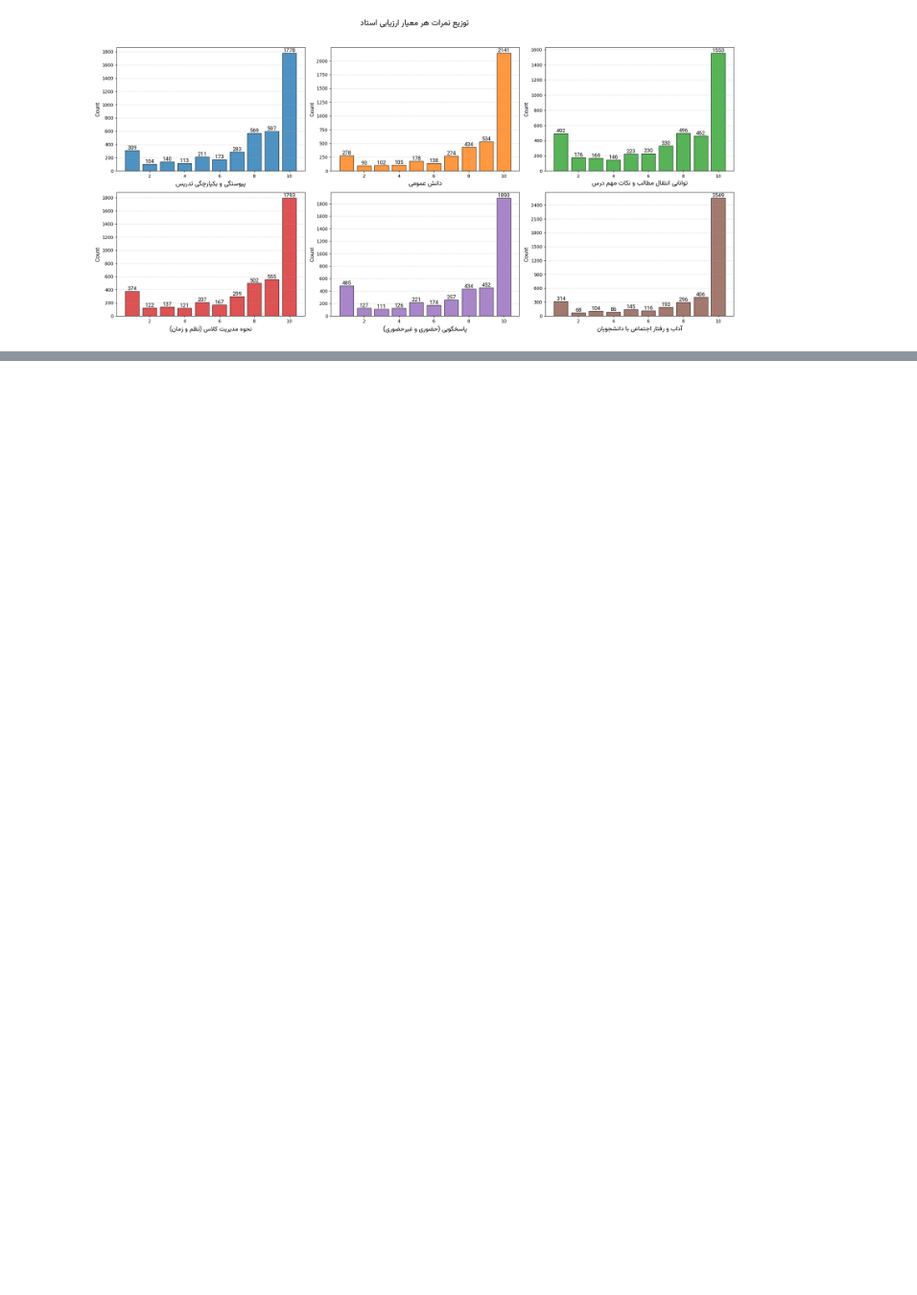
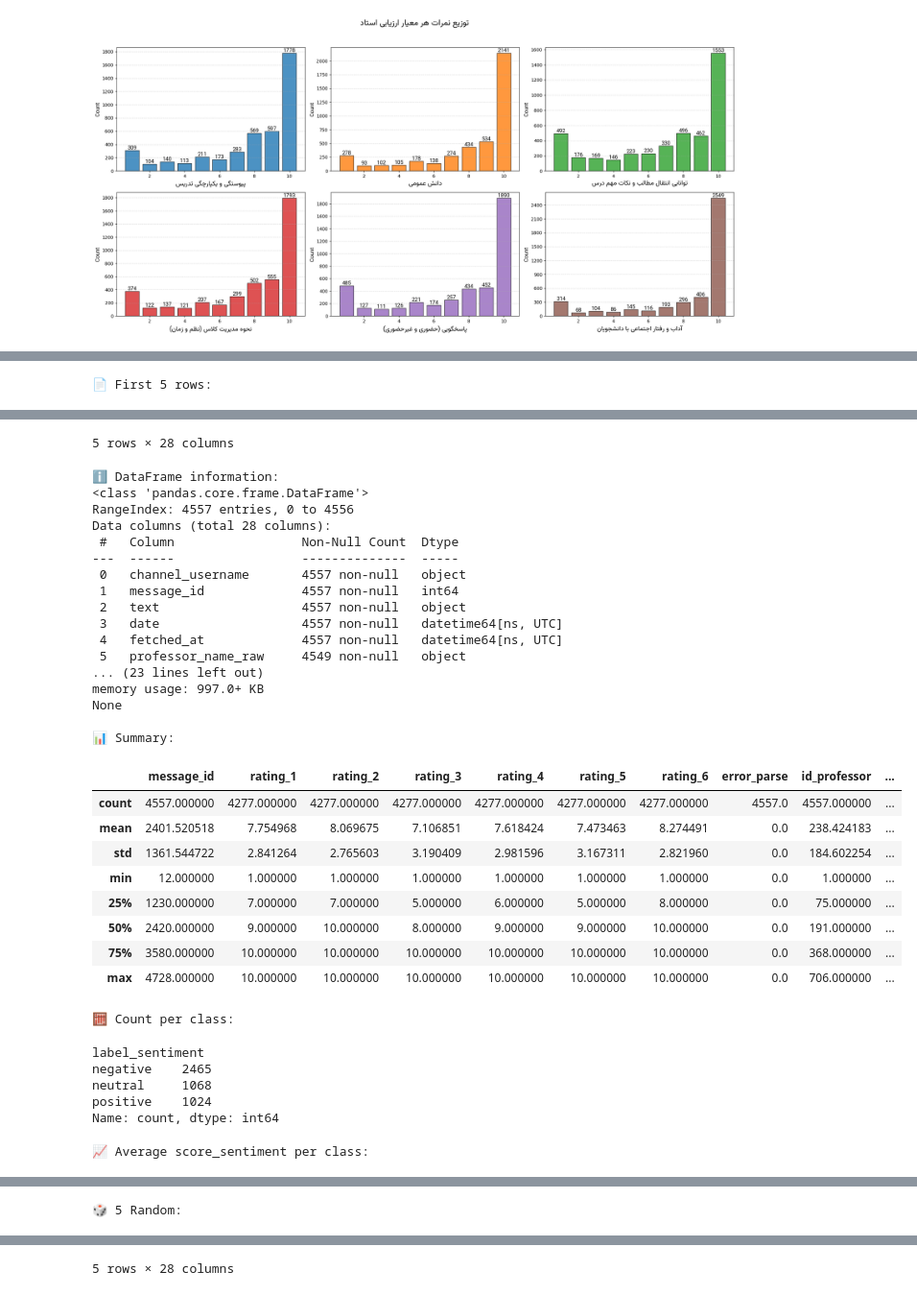
Before and after one commit to hiradsajde/telegram-rpc-reader, a Jupyter notebook: notebook.ipynb, the cells around one changed output, grey strips where cells are left out. Shown at 96% size. Drawn from its saved outputs; the diff is of its cells as text; code cells hidden in the pictures; blank space fills up the shorter version.

```diff
--- a/notebook.ipynb
+++ b/notebook.ipynb
@@ -475,23 +460,0 @@ INFO:     127.0.0.1:59458 - "GET /openapi.json HTTP/1.1" 200 OK
-# %%
-import re
-from hazm import Normalizer, word_tokenize, stopwords_list
-
-normalizer = Normalizer()
-stopwords = set(stopwords_list())
-
-def preprocess_fa(text):
-    if not isinstance(text, str):
-        return ""
-
-    text = normalizer.normalize(text)
-
-    text = re.sub(r"http\S+|www\S+|\d+", "", text)
-    text = re.sub(r"[^\w\s]", " ", text)
-
-    tokens = word_tokenize(text)
-
-    tokens = [t for t in tokens if t not in stopwords and len(t) > 1]
-
-    return " ".join(tokens)
-
-df["comment_clean"] = df["comment_text"].apply(preprocess_fa)
@@ -569,0 +532,20 @@ print(df[[
+# %%
+print("📄 First 5 rows:")
+display(df.head(5))
+
+print("\nℹ️ DataFrame information:")
+print(df.info())
+
+print("\n📊 Summary:")
+display(df.describe())
+
+print("\n🧮 Count per class:")
+display(df['label_sentiment'].value_counts())
+
+print("\n📈 Average score_sentiment per class:")
+display(df.groupby('label_sentiment')['score_sentiment'].mean())
+
+print("\n🎲 5 Random:")
+display(df.sample(5))
+# %% [output]
+📄 First 5 rows:
@@ -569,0 +558,34 @@ print(df[[
+5 rows × 28 columns
+ℹ️ DataFrame information:
+<class 'pandas.core.frame.DataFrame'>
+RangeIndex: 4557 entries, 0 to 4556
+Data columns (total 28 columns):
+ #   Column                 Non-Null Count  Dtype
+---  ------                 --------------  -----
+ 0   channel_username       4557 non-null   object
+ 1   message_id             4557 non-null   int64
+ 2   text                   4557 non-null   object
+ 3   date                   4557 non-null   datetime64[ns, UTC]
+ 4   fetched_at             4557 non-null   datetime64[ns, UTC]
+ 5   professor_name_raw     4549 non-null   object
+... (23 lines left out)
+memory usage: 997.0+ KB
+None
+
+📊 Summary:
+|  | message_id | rating_1 | rating_2 | rating_3 | rating_4 | rating_5 | rating_6 | error_parse | id_professor | ... |
+| count | 4557.000000 | 4277.000000 | 4277.000000 | 4277.000000 | 4277.000000 | 4277.000000 | 4277.000000 | 4557.0 | 4557.000000 | ... |
+| mean | 2401.520518 | 7.754968 | 8.069675 | 7.106851 | 7.618424 | 7.473463 | 8.274491 | 0.0 | 238.424183 | ... |
+| std | 1361.544722 | 2.841264 | 2.765603 | 3.190409 | 2.981596 | 3.167311 | 2.821960 | 0.0 | 184.602254 | ... |
+| min | 12.000000 | 1.000000 | 1.000000 | 1.000000 | 1.000000 | 1.000000 | 1.000000 | 0.0 | 1.000000 | ... |
+| 25% | 1230.000000 | 7.000000 | 7.000000 | 5.000000 | 6.000000 | 5.000000 | 8.000000 | 0.0 | 75.000000 | ... |
+| 50% | 2420.000000 | 9.000000 | 10.000000 | 8.000000 | 9.000000 | 9.000000 | 10.000000 | 0.0 | 191.000000 | ... |
+| 75% | 3580.000000 | 10.000000 | 10.000000 | 10.000000 | 10.000000 | 10.000000 | 10.000000 | 0.0 | 368.000000 | ... |
+| max | 4728.000000 | 10.000000 | 10.000000 | 10.000000 | 10.000000 | 10.000000 | 10.000000 | 0.0 | 706.000000 | ... |
+🧮 Count per class:
+label_sentiment
+negative    2465
+neutral     1068
+positive    1024
+Name: count, dtype: int64
+📈 Average score_sentiment per class:
@@ -569,0 +597 @@ print(df[[
+🎲 5 Random:
@@ -569,0 +604 @@ print(df[[
+5 rows × 28 columns
```
Also changed, not shown: parts of 25 cells of this notebook, 1 other file.
